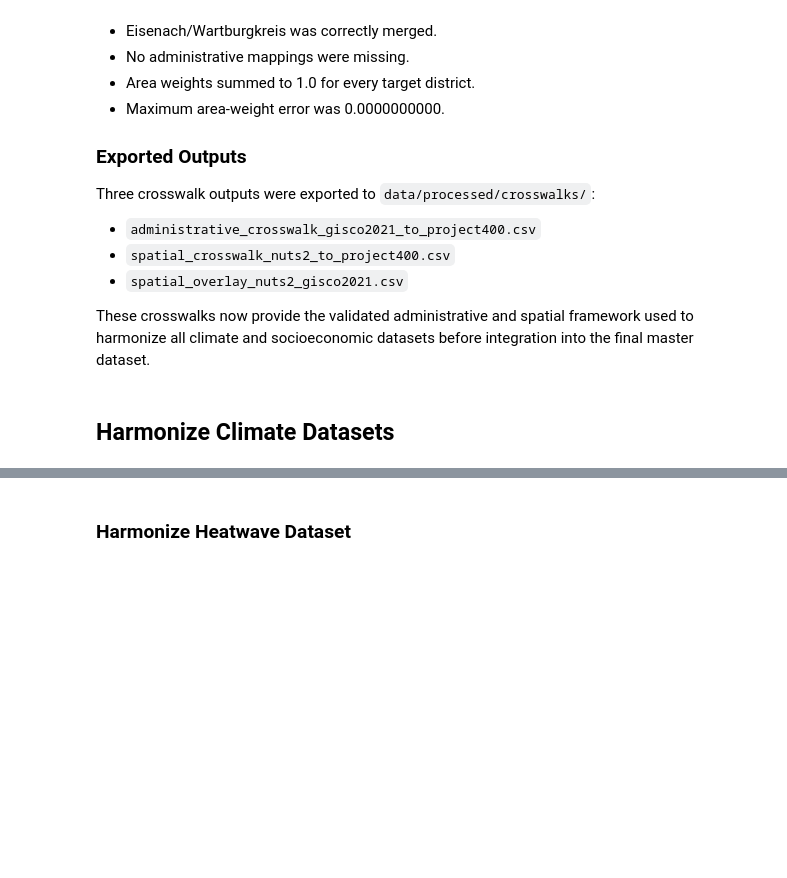
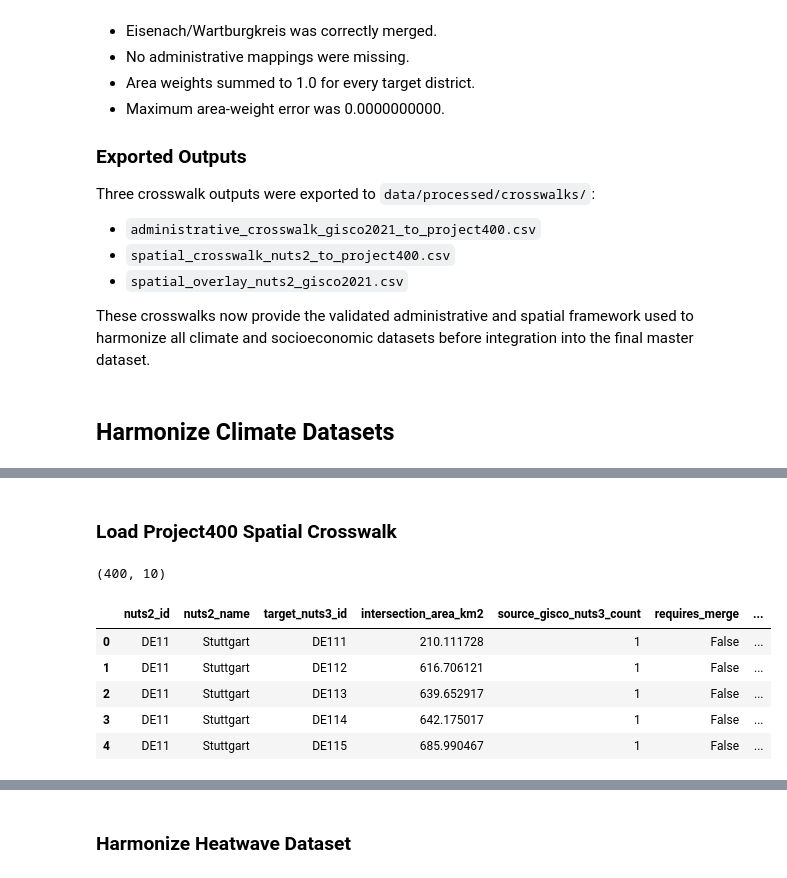
Before and after one commit to purityrima/climate-esg-risk-intelligence-germany, a Jupyter notebook: notebooks/08_climate_dataset_harmonization_nuts2_to_nuts3-kreise.ipynb, the cells around one changed output, grey strips where cells are left out. Drawn from its saved outputs; the diff is of its cells as text; code cells hidden in the pictures; blank space fills up the shorter version.

Commit message:
Complete Project400 climate data harmonization framework

```diff
--- a/notebooks/08_climate_dataset_harmonization_nuts2_to_nuts3-kreise.ipynb
+++ b/notebooks/08_climate_dataset_harmonization_nuts2_to_nuts3-kreise.ipynb
@@ -1864,0 +1879,21 @@ These crosswalks now provide the validated administrative and spatial framework
+# %% [markdown]
+### Load Project400 Spatial Crosswalk
+# %%
+spatial_crosswalk = pd.read_csv(
+    PROJECT_ROOT
+    / "data"
+    / "processed"
+    / "crosswalks"
+    / "spatial_crosswalk_nuts2_to_project400.csv"
+)
+
+print(spatial_crosswalk.shape)
+display(spatial_crosswalk.head())
+# %% [output]
+(400, 10)
+|  | nuts2_id | nuts2_name | target_nuts3_id | intersection_area_km2 | source_gisco_nuts3_count | requires_merge | ... |
+| 0 | DE11 | Stuttgart | DE111 | 210.111728 | 1 | False | ... |
+| 1 | DE11 | Stuttgart | DE112 | 616.706121 | 1 | False | ... |
+| 2 | DE11 | Stuttgart | DE113 | 639.652917 | 1 | False | ... |
+| 3 | DE11 | Stuttgart | DE114 | 642.175017 | 1 | False | ... |
+| 4 | DE11 | Stuttgart | DE115 | 685.990467 | 1 | False | ... |
```
Also changed, not shown: parts of 5 cells of this notebook, 4 other files.
